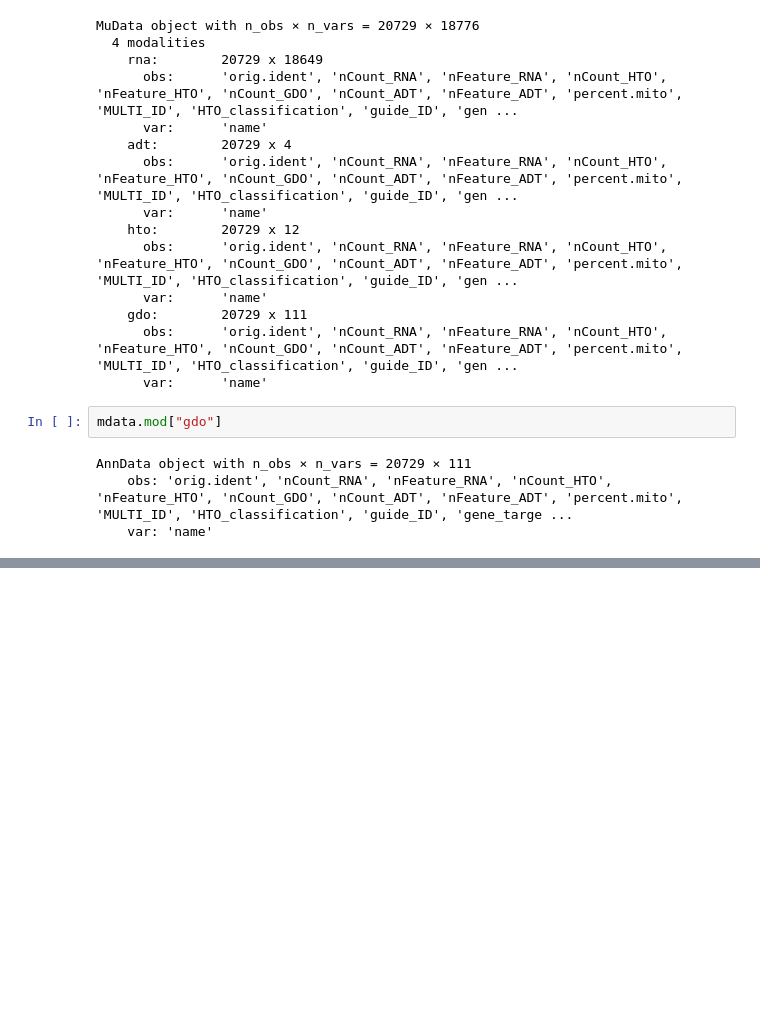
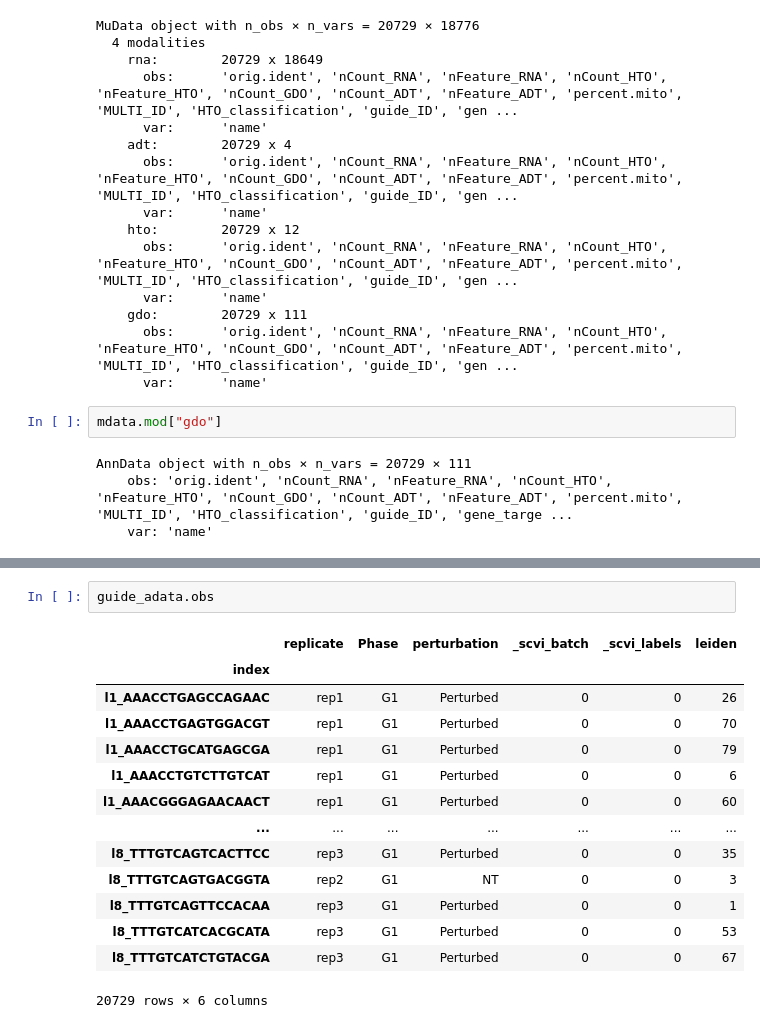
Before and after one commit to benayedi/thesis, a Jupyter notebook: guide x cell matrix.ipynb, the cells around one changed output, grey strips where cells are left out. Drawn from its saved outputs; the diff is of its cells as text; blank space fills up the shorter version.

```diff
--- a/guide x cell matrix.ipynb
+++ b/guide x cell matrix.ipynb
@@ -87,0 +123,17 @@ l8_TTTGTCATCTGTACGA   1.0    1.0
+# %%
+guide_adata.obs
+# %% [output]
+|  | replicate | Phase | perturbation | _scvi_batch | _scvi_labels | leiden |
+| index |  |  |  |  |  |  |
+| l1_AAACCTGAGCCAGAAC | rep1 | G1 | Perturbed | 0 | 0 | 26 |
+| l1_AAACCTGAGTGGACGT | rep1 | G1 | Perturbed | 0 | 0 | 70 |
+| l1_AAACCTGCATGAGCGA | rep1 | G1 | Perturbed | 0 | 0 | 79 |
+| l1_AAACCTGTCTTGTCAT | rep1 | G1 | Perturbed | 0 | 0 | 6 |
+| l1_AAACGGGAGAACAACT | rep1 | G1 | Perturbed | 0 | 0 | 60 |
+| ... | ... | ... | ... | ... | ... | ... |
+| l8_TTTGTCAGTCACTTCC | rep3 | G1 | Perturbed | 0 | 0 | 35 |
+| l8_TTTGTCAGTGACGGTA | rep2 | G1 | NT | 0 | 0 | 3 |
+| l8_TTTGTCAGTTCCACAA | rep3 | G1 | Perturbed | 0 | 0 | 1 |
+| l8_TTTGTCATCACGCATA | rep3 | G1 | Perturbed | 0 | 0 | 53 |
+| l8_TTTGTCATCTGTACGA | rep3 | G1 | Perturbed | 0 | 0 | 67 |
+20729 rows × 6 columns
```
Also changed, not shown: parts of 8 cells of this notebook, 6 other files.
